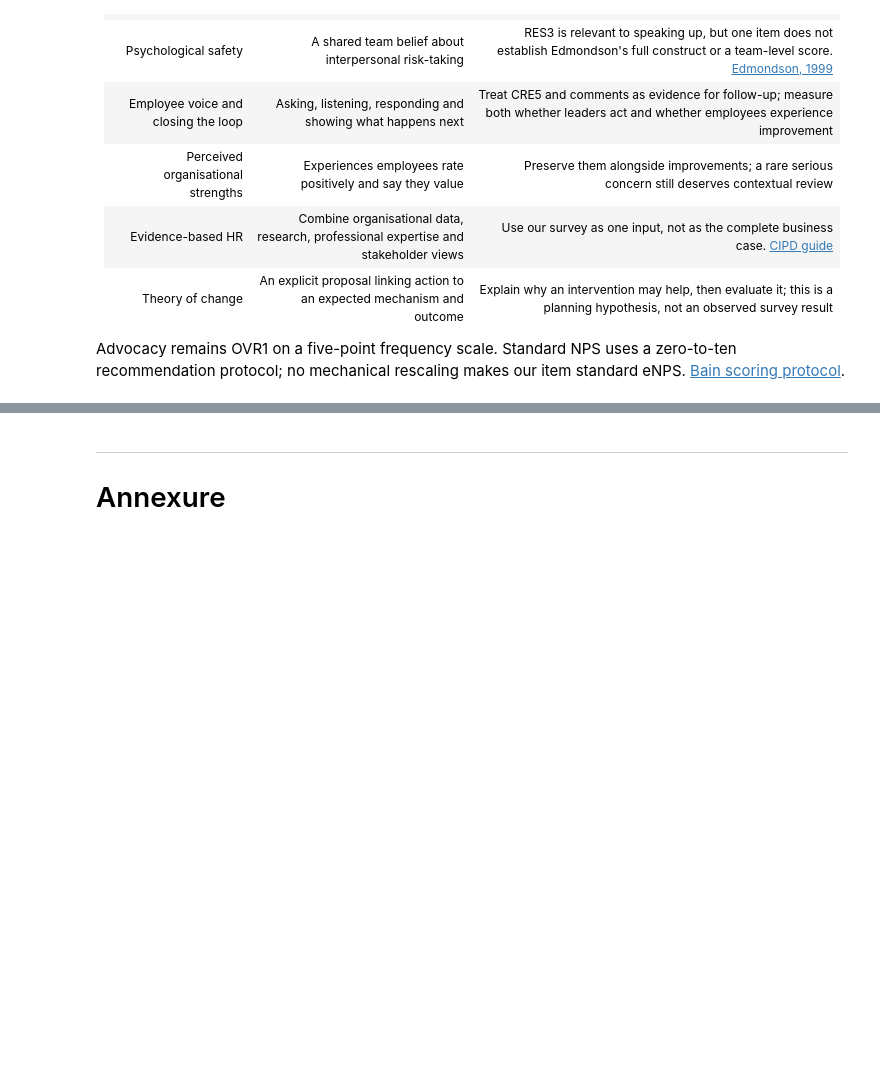
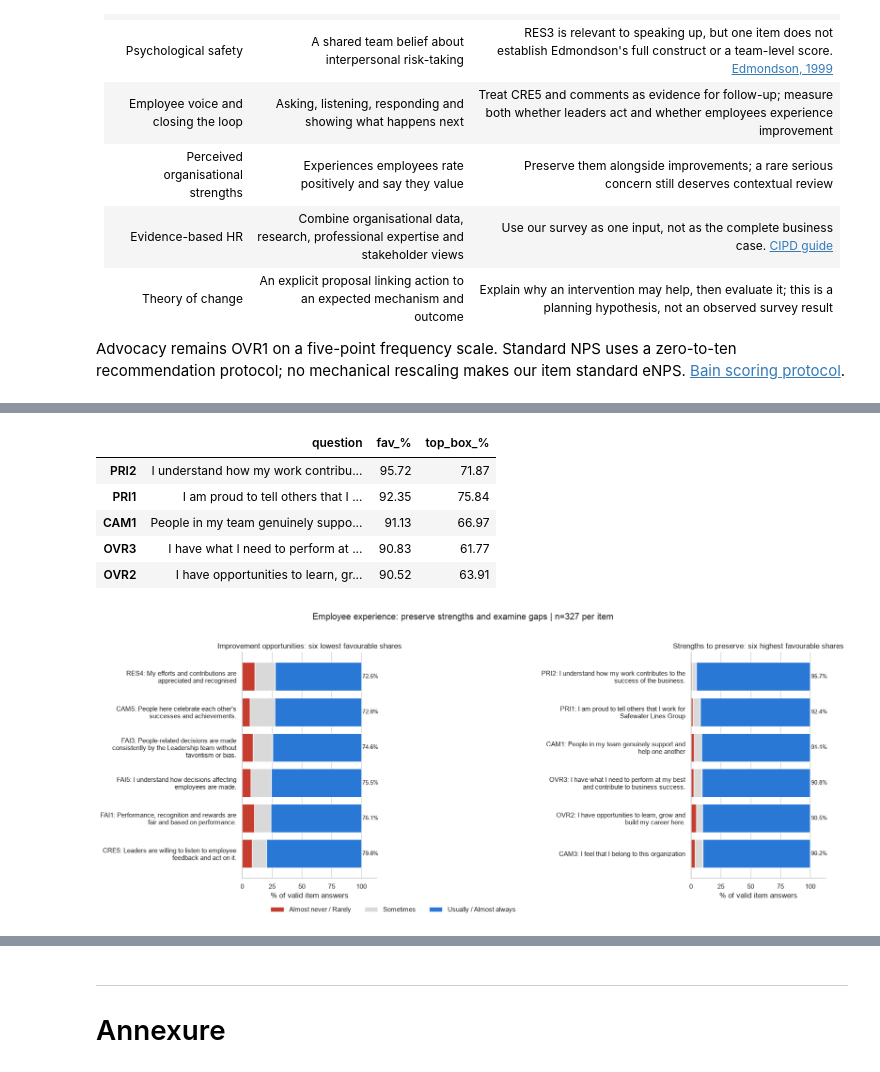
Before and after one commit to Shreyit/peoples_analytics_safewaterlines, a Jupyter notebook: notebooks/00_data_understanding_eda.ipynb, the cells around one changed output, grey strips where cells are left out. Drawn from its saved outputs; the diff is of its cells as text; code cells hidden in the pictures; blank space fills up the shorter version.

```diff
--- a/notebooks/00_data_understanding_eda.ipynb
+++ b/notebooks/00_data_understanding_eda.ipynb
@@ -948,0 +963,48 @@ Step 1 does not establish comment themes, causal drivers, a final priority ranki
+# %%
+from collections import Counter, defaultdict
+from hashlib import sha256
+from textwrap import fill
+import unicodedata
+
+TABLES = ROOT / "reports/tables"
+FIGURES = ROOT / "reports/figures"
+TABLES.mkdir(parents=True, exist_ok=True)
+FIGURES.mkdir(parents=True, exist_ok=True)
+
+question_lookup = codebook.set_index("col")["question"]
+rating_profile = item_stats.copy()
+rating_profile["question"] = question_lookup.reindex(rating_profile.index)
+rating_profile["unfavourable_n"] = item_counts[[1, 2]].sum(axis=1)
+rating_profile["sometimes_n"] = item_counts[3]
+rating_profile["fav_without_straightliners_pct"] = (
+    df.loc[~df["straightliner"], ITEMS].ge(4).mean().mul(100))
+rating_profile["sensitivity_change_pp"] = (
+    rating_profile["fav_without_straightliners_pct"] - rating_profile["fav_%"])
+rating_profile = rating_profile.sort_values(["fav_%", "mean"])
+display(rating_profile[["question", "valid_n", "fav_%", "sometimes_n", "unfavourable_n",
+                        "fav_without_straightliners_pct", "sensitivity_change_pp"]].head(8).round(2))
+display(rating_profile[["question", "fav_%", "top_box_%"]].tail(5).iloc[::-1].round(2))
+rating_profile.to_csv(TABLES / "item_evidence_profile.csv", index_label="item")
+
+fig, axes = plt.subplots(1, 2, figsize=(17, 7))
+for ax, subset, title in [
+    (axes[0], rating_profile.head(6), "Improvement opportunities: six lowest favourable shares"),
+    (axes[1], rating_profile.tail(6).iloc[::-1], "Strengths to preserve: six highest favourable shares"),
+]:
+    labels = [fill(f"{item}: {row.question}", 49) for item, row in subset.iterrows()]
+    left = np.zeros(len(subset))
+    for key, color, label in [("unfav_%", "#c63d2f", "Almost never / Rarely"),
+                               ("sometimes_%", "#d9d9d9", "Sometimes"),
+                               ("fav_%", BLUE, "Usually / Almost always")]:
+        ax.barh(labels, subset[key], left=left, color=color, label=label)
+        left += subset[key].to_numpy()
+    for y, (_, row) in enumerate(subset.iterrows()):
+        ax.text(100.8, y, f"{row['fav_%']:.1f}%", va="center", fontsize=9)
+    ax.invert_yaxis()
+    ax.set(xlim=(0, 113), xlabel="% of valid item answers", title=title)
+    ax.set_xticks([0, 25, 50, 75, 100])
+axes[0].legend(loc="upper center", bbox_to_anchor=(1.12, -0.1), ncol=3, frameon=False)
+fig.suptitle(f"Employee experience: preserve strengths and examine gaps | n={len(df)} per item", y=1.02)
+fig.tight_layout()
+fig.savefig(FIGURES / "strengths_and_opportunities.png", dpi=180, bbox_inches="tight")
+# %% [output]
@@ -948,0 +1020,7 @@ Step 1 does not establish comment themes, causal drivers, a final priority ranki
+|  | question | fav_% | top_box_% |
+| PRI2 | I understand how my work contribu... | 95.72 | 71.87 |
+| PRI1 | I am proud to tell others that I ... | 92.35 | 75.84 |
+| CAM1 | People in my team genuinely suppo... | 91.13 | 66.97 |
+| OVR3 | I have what I need to perform at ... | 90.83 | 61.77 |
+| OVR2 | I have opportunities to learn, gr... | 90.52 | 63.91 |
+[figure, added]
```
Also changed, not shown: parts of 26 cells of this notebook, 16 other files.
